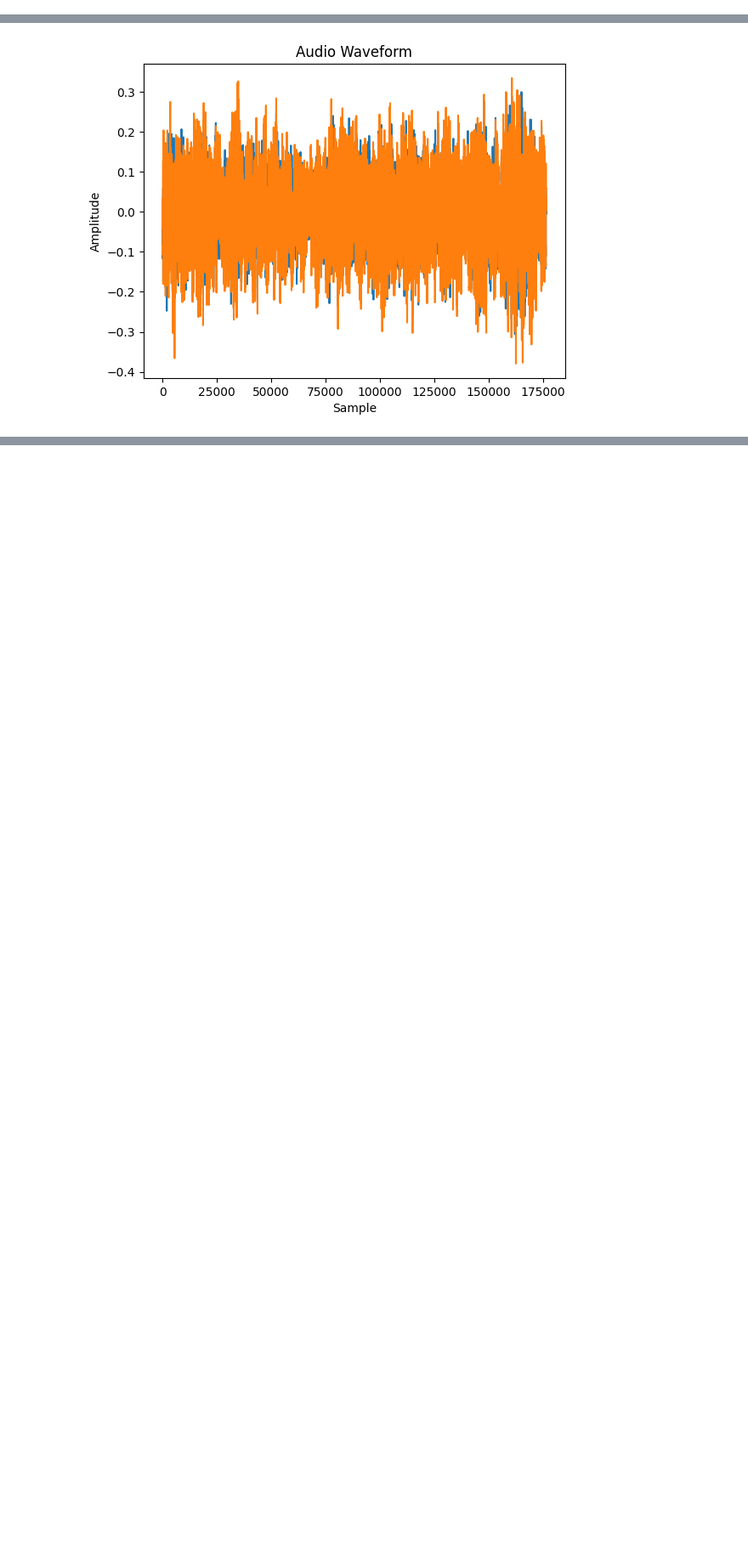
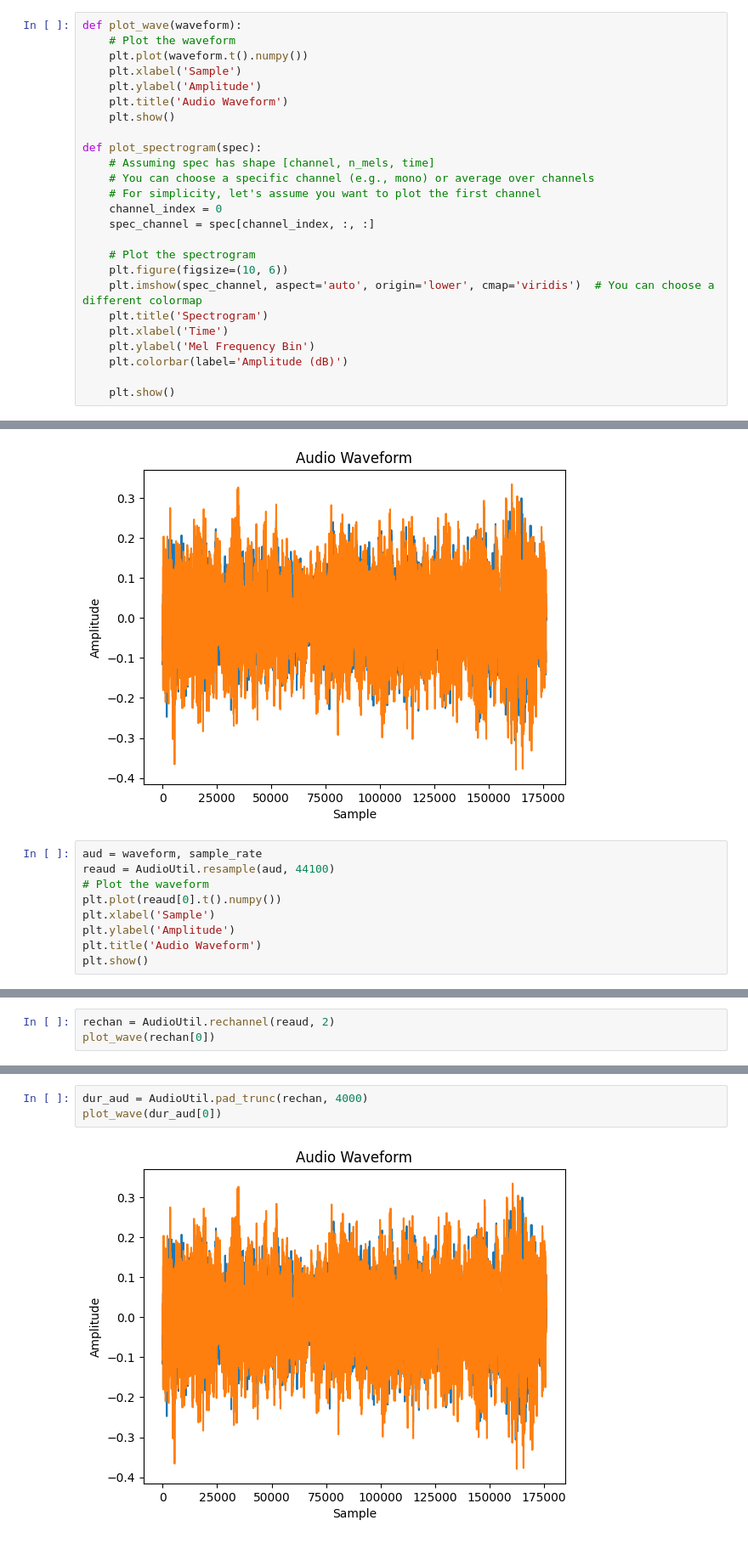
Before and after one commit to AlessioGalluccio/AudioClassificationTutorial, a Jupyter notebook: data_exploration.ipynb, the cells around one changed output, grey strips where cells are left out. Shown at 85% size. Saved outputs shown, nothing was run; the diff lists cells and outputs as text; blank space fills up the shorter version.

```diff
--- a/data_exploration.ipynb
+++ b/data_exploration.ipynb
@@ -8,3 +11,28 @@ open("UrbanSound8K/audio/fold5/6508-9-0-1.wav")
+# %%
+def plot_wave(waveform):
+    # Plot the waveform
+    plt.plot(waveform.t().numpy())
+    plt.xlabel('Sample')
+    plt.ylabel('Amplitude')
+    plt.title('Audio Waveform')
+    plt.show()
+
+def plot_spectrogram(spec):
+    # Assuming spec has shape [channel, n_mels, time]
+    # You can choose a specific channel (e.g., mono) or average over channels
+    # For simplicity, let's assume you want to plot the first channel
+    channel_index = 0
+    spec_channel = spec[channel_index, :, :]
+
+    # Plot the spectrogram
+    plt.figure(figsize=(10, 6))
+    plt.imshow(spec_channel, aspect='auto', origin='lower', cmap='viridis')  # You can choose a different colormap
+    plt.title('Spectrogram')
+    plt.xlabel('Time')
+    plt.ylabel('Mel Frequency Bin')
+    plt.colorbar(label='Amplitude (dB)')
+
+    plt.show()
 # %%
 import matplotlib.pyplot as plt
 import numpy as np
@@ -21,3 +49,12 @@ plt.title('Audio Waveform')
 plt.show()
 # %% [output]
 [figure]
+# %%
+aud = waveform, sample_rate
+reaud = AudioUtil.resample(aud, 44100)
+# Plot the waveform
+plt.plot(reaud[0].t().numpy())
+plt.xlabel('Sample')
+plt.ylabel('Amplitude')
+plt.title('Audio Waveform')
+plt.show()
@@ -23,0 +63,3 @@ plt.show()
+# %%
+rechan = AudioUtil.rechannel(reaud, 2)
+plot_wave(rechan[0])
@@ -23,0 +68,5 @@ plt.show()
+# %%
+dur_aud = AudioUtil.pad_trunc(rechan, 4000)
+plot_wave(dur_aud[0])
+# %% [output]
+[figure, added]
```
Also changed, not shown: parts of 7 cells of this notebook, 8 other files.
